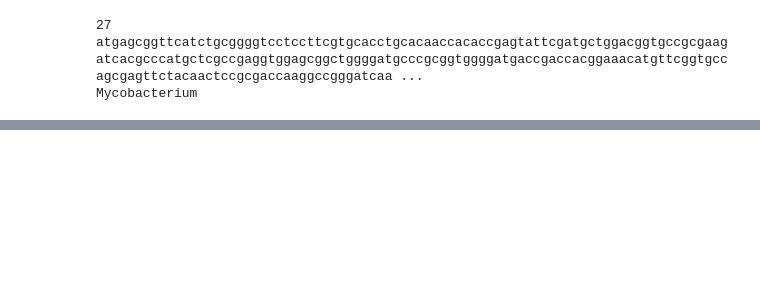
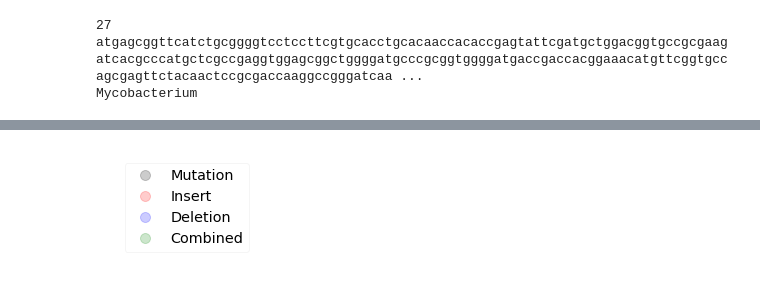
Before and after one commit to CDDLeiden/PyVADesign, a Jupyter notebook: src/test.ipynb, the cells around one changed output, grey strips where cells are left out. Saved outputs shown, nothing was run; the diff lists cells and outputs as text; code cells hidden in the pictures; blank space fills up the shorter version.

```diff
--- a/src/test.ipynb
+++ b/src/test.ipynb
@@ -220,0 +83,4 @@ TypeError: object of type 'NoneType' has no len()
+# %%
+plot_instance.plot_mutation_legend()
+# %% [output]
+[figure, added]
```
Also changed, not shown: parts of 23 cells of this notebook, 7 other files.
